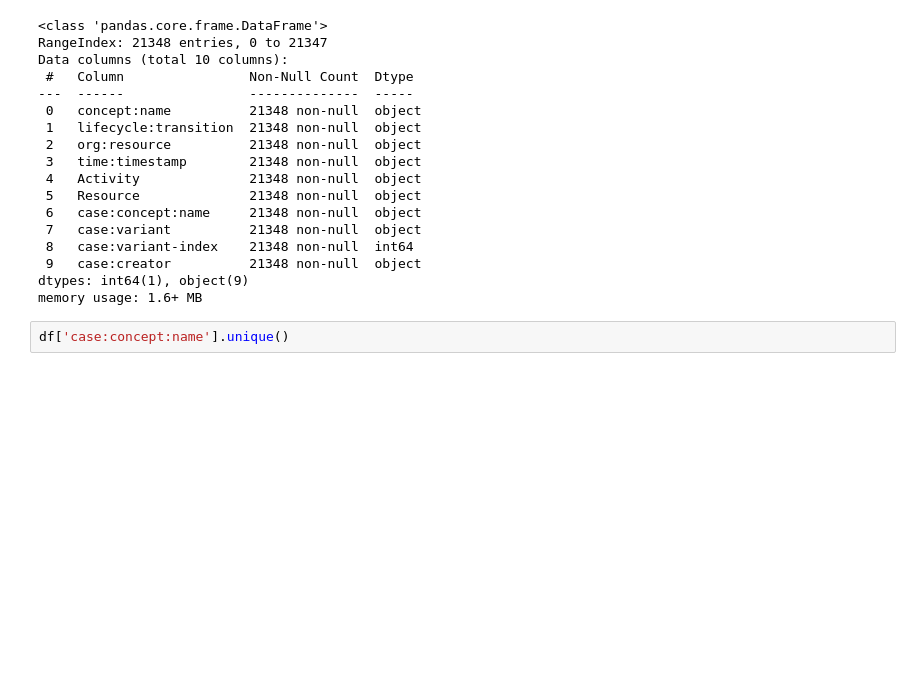
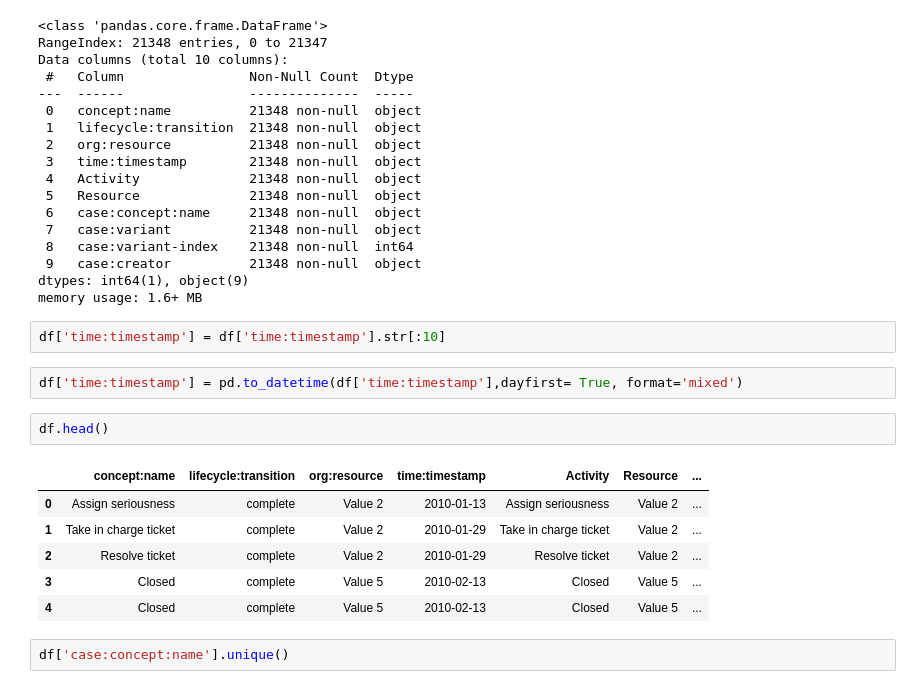
Before and after one commit to pullz6/Research_inspired_Self-Explaining-Neural-Networks-for-Business-Process-Monitoring, a Jupyter notebook: model.ipynb, the cells around one changed output. Drawn from its saved outputs; the diff is of its cells as text; blank space fills up the shorter version.

```diff
--- a/model.ipynb
+++ b/model.ipynb
@@ -41,6 +41,19 @@ Data columns (total 10 columns):
  9   case:creator          21348 non-null  object
 dtypes: int64(1), object(9)
 memory usage: 1.6+ MB
+# %%
+df['time:timestamp'] = df['time:timestamp'].str[:10]
+# %%
+df['time:timestamp'] = pd.to_datetime(df['time:timestamp'],dayfirst= True, format='mixed')
+# %%
+df.head()
+# %% [output]
+|  | concept:name | lifecycle:transition | org:resource | time:timestamp | Activity | Resource | ... |
+| 0 | Assign seriousness | complete | Value 2 | 2010-01-13 | Assign seriousness | Value 2 | ... |
+| 1 | Take in charge ticket | complete | Value 2 | 2010-01-29 | Take in charge ticket | Value 2 | ... |
+| 2 | Resolve ticket | complete | Value 2 | 2010-01-29 | Resolve ticket | Value 2 | ... |
+| 3 | Closed | complete | Value 5 | 2010-02-13 | Closed | Value 5 | ... |
+| 4 | Closed | complete | Value 5 | 2010-02-13 | Closed | Value 5 | ... |
 # %%
 df['case:concept:name'].unique()
 # %% [output]
```
